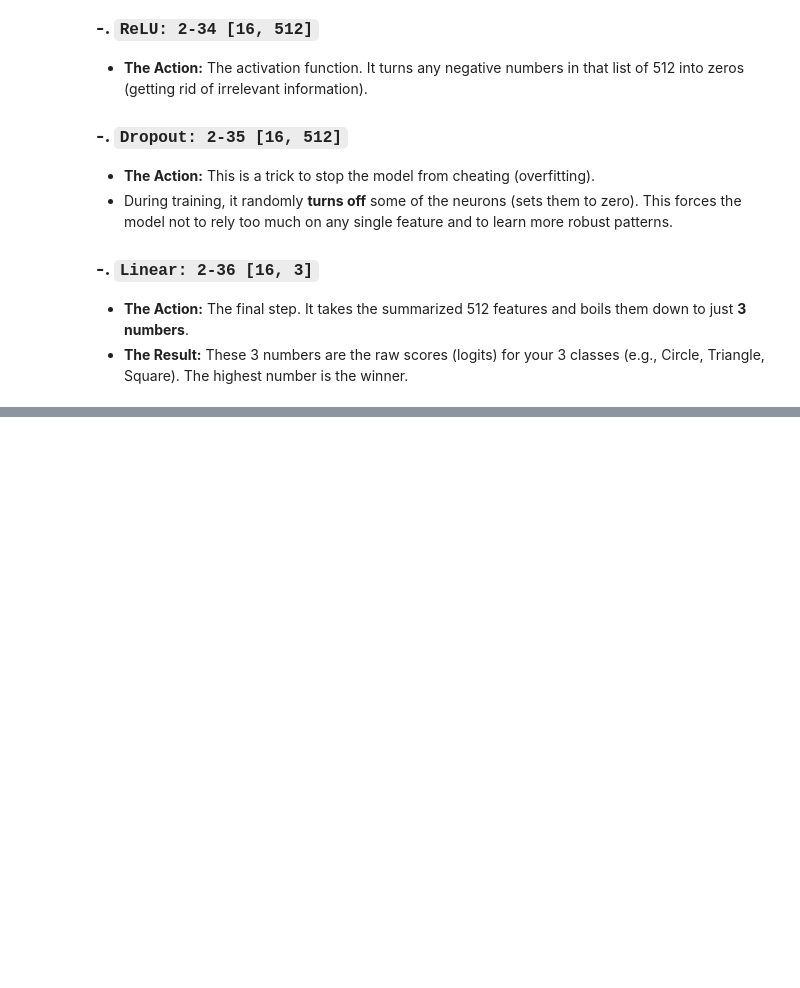
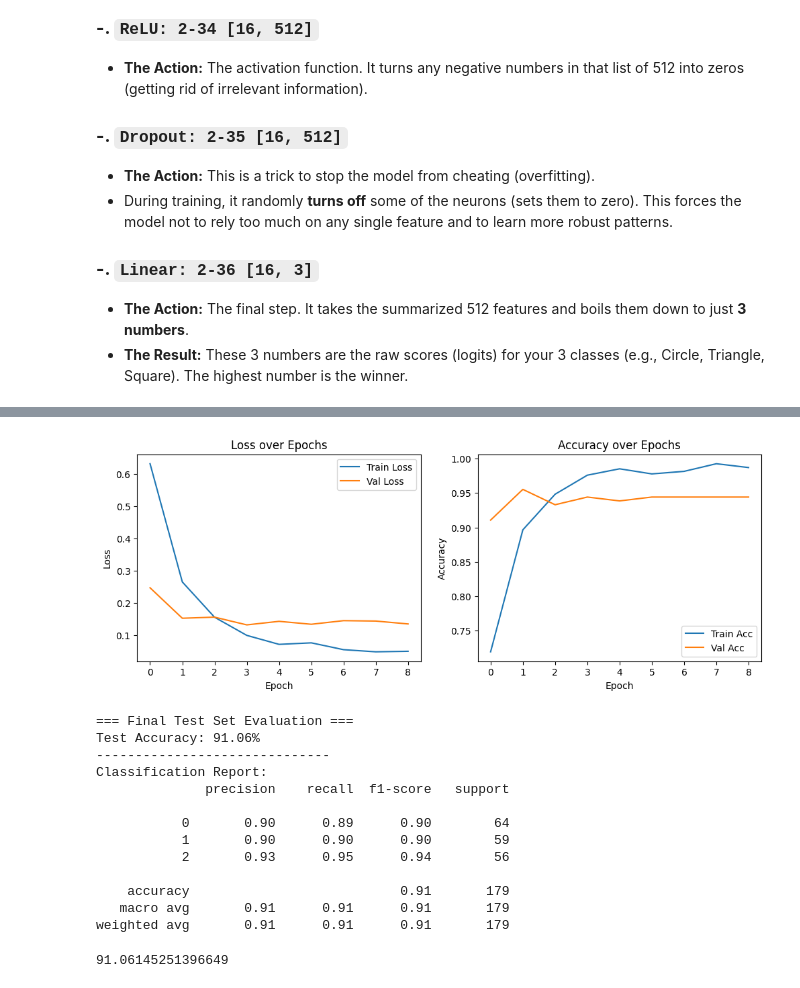
Before and after one commit to safouaneelg/HSLU-CV-BLOCKWEEK-2026, a Jupyter notebook: Computer Vision day 2/Demos/torch_transfer_learning_Colab_version.ipynb, the cells around one changed output, grey strips where cells are left out. Drawn from its saved outputs; the diff is of its cells as text; code cells hidden in the pictures; blank space fills up the shorter version.

```diff
--- a/Computer Vision day 2/Demos/torch_transfer_learning_Colab_version.ipynb
+++ b/Computer Vision day 2/Demos/torch_transfer_learning_Colab_version.ipynb
@@ -1621,0 +708,43 @@ plot_history(history)
+# %%
+# ==========================================
+# 6. DATA AUGMENTATION
+# ==========================================
+print("\n--- 6. Training with Data Augmentation ---")
+
+# 1. Transforms
+aug_transform = transforms.Compose([
+    transforms.RandomHorizontalFlip(p=0.5),
+    transforms.RandomRotation(degrees=15),
+    transforms.ColorJitter(brightness=0.2, contrast=0.2),
+    transforms.ToTensor(),
+    transforms.Normalize(mean=[0.485, 0.456, 0.406], std=[0.229, 0.224, 0.225])
+])
+
+# 2. Datasets
+train_ds_aug = FlowerTensorDataset(X_train, y_train, transform=aug_transform)
+# Note: Use normalized (non-augmented) loaders for Val and Test
+
+train_loader_aug = DataLoader(train_ds_aug, batch_size=batch_size, shuffle=True)
+
+# 3. Model
+vgg_aug = models.vgg16(weights=vgg_weights)
+for param in vgg_aug.features.parameters():
+    param.requires_grad = False
+vgg_aug.classifier = nn.Sequential(
+    nn.Flatten(),
+    nn.Linear(25088, 256),
+    nn.ReLU(),
+    nn.Dropout(0.5),
+    nn.Linear(256, num_classes)
+)
+vgg_aug = vgg_aug.to(device)
+optimizer_aug = optim.Adam(vgg_aug.classifier.parameters(), lr=0.0001)
+
+# 4. Train
+# (Scheduler is active)
+history_aug = train_network(vgg_aug, train_loader_aug, val_loader_norm, criterion, optimizer_aug, num_epochs=20, patience=5)
+
+# 5. Plot & Test
+plot_performance(history_aug)
+evaluate_network(vgg_aug, test_loader_norm)
+# %% [output]
@@ -1621,0 +764,15 @@ plot_history(history)
+[figure, added]
+=== Final Test Set Evaluation ===
+Test Accuracy: 91.06%
+------------------------------
+Classification Report:
+              precision    recall  f1-score   support
+
+           0       0.90      0.89      0.90        64
+           1       0.90      0.90      0.90        59
+           2       0.93      0.95      0.94        56
+
+    accuracy                           0.91       179
+   macro avg       0.91      0.91      0.91       179
+weighted avg       0.91      0.91      0.91       179
+91.06145251396649
```
Also changed, not shown: parts of 81 cells of this notebook.
